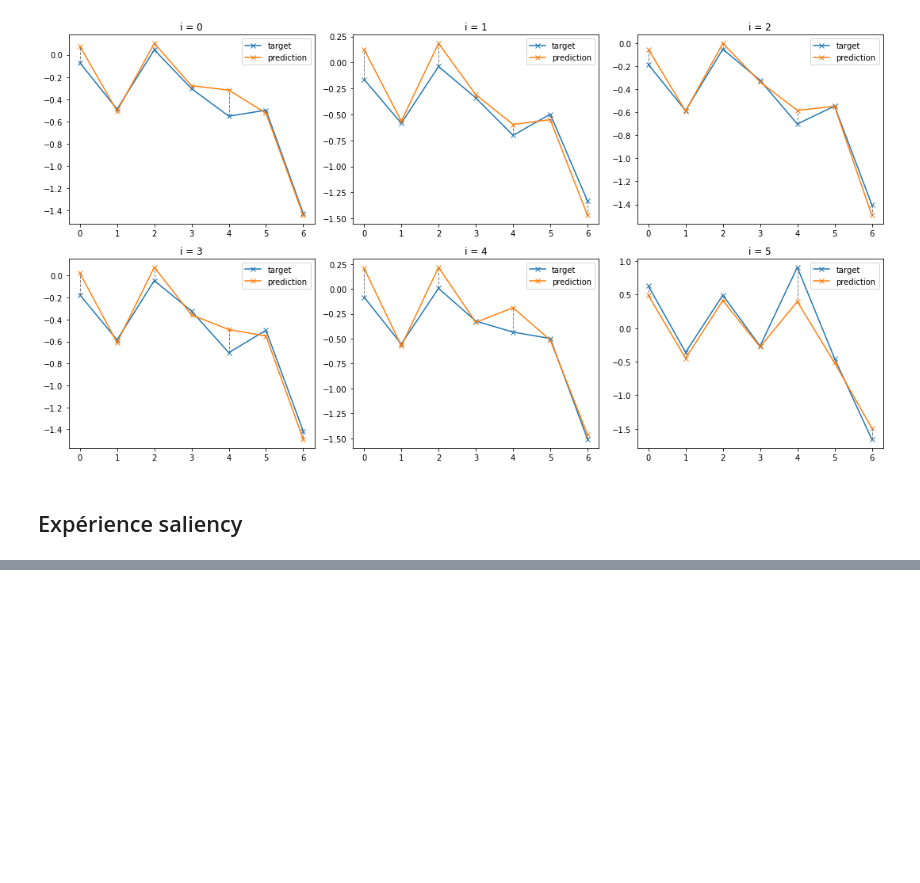
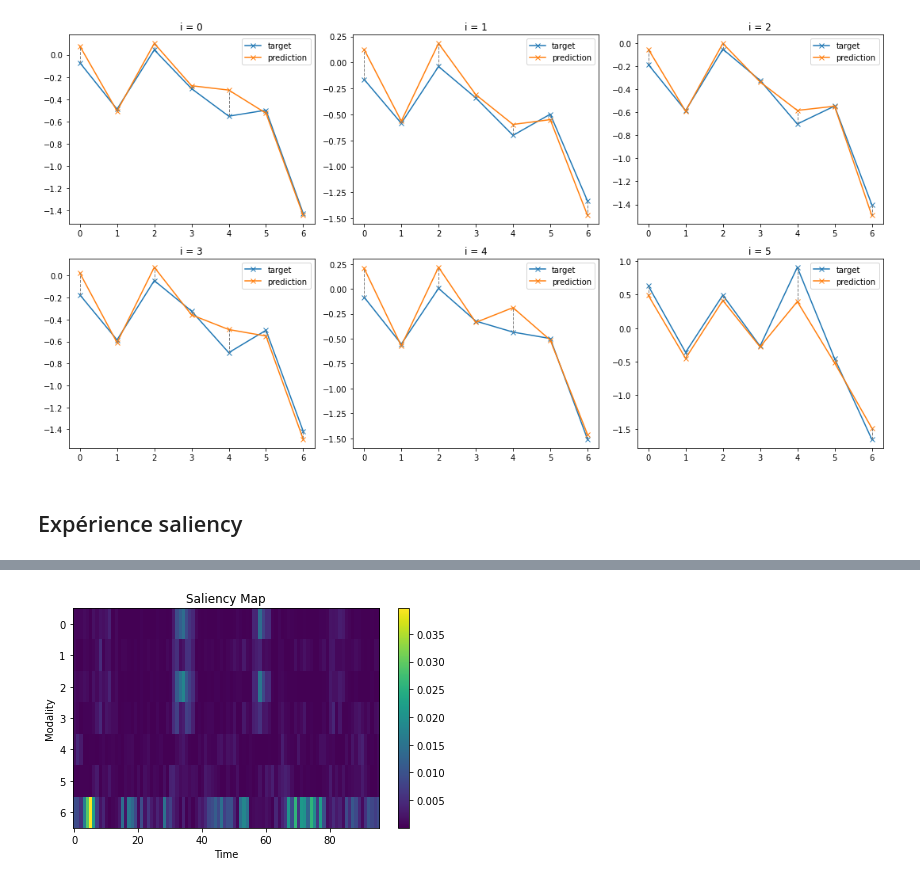
Before and after one commit to nour-bouchouchi/M2-iTransformer, a Jupyter notebook: resultats/saliency/ETTh1_saliency.ipynb, the cells around one changed output, grey strips where cells are left out. Cells and saved outputs as stored; diff of their text form; code cells hidden in the pictures; blank space fills up the shorter version.

```diff
--- a/resultats/saliency/ETTh1_saliency.ipynb
+++ b/resultats/saliency/ETTh1_saliency.ipynb
@@ -212,15 +158,0 @@ def saliency_map(dataset, itransformer, x, target, N, mode="zero", size_window=1
-# %%
-nb = 0
-NB=0
-for x_batch, target_batch in test_loader:
-        if nb == NB :
-                print(f"=========== NB {nb} ===============")
-                for idx_ex in range(x_batch.shape[0]):
-                        print(f"------- {idx_ex} :")
-                        x = x_batch[idx_ex].float().to(device)
-                        target = target_batch[idx_ex].float().to(device)
-                        saliency_map("ETTh1", itransformer, x, target, N, mode="mean_time", size_window=1, idx_ex=idx_ex)
-
-                        break
-                break
-        nb+=1
@@ -235,0 +159,73 @@ saved ../../resultats/saliency/ETTh1/yhat_mean_time_0_6.png
+# %%
+idx_ex = 0
+mode="mean_time"
+dataset = "ETTh1"
+size_window = 1
+
+for x_batch, target_batch in test_loader:
+        x = x_batch[0].float().to(device)
+        target = target_batch[0].float().to(device)
+        saliency_map, x_noisy = saliency_map("ETTh1", itransformer, x, target, N, mode=mode, size_window=size_window, idx_ex=idx_ex)
+
+        break
+
+plt.imshow(saliency_map, cmap='viridis', aspect='auto')
+plt.title('Saliency Map')
+plt.xlabel('Time')
+plt.ylabel('Modality')
+plt.colorbar()
+plt.tight_layout()
+plt.savefig(f"{PATH}/{dataset}/saliency_{mode}_{idx_ex}.pdf")
+plt.show()
+print(f"saved {PATH}/{dataset}/saliency_{mode}_{idx_ex}.pdf")
+
+
+best_mod = np.argmax(np.sum(saliency_map, axis=1))
+variate = x[:, best_mod]
+
+plt.figure()
+plt.plot(variate.to("cpu"), "--", label=f"Modality {best_mod}")
+plt.title(f"Lookback modality {best_mod}")
+plt.axvspan(3, 7, color='#fde724', alpha=0.3)
+plt.axvspan(15, 19, color='#23878d', alpha=0.3)
+plt.axvspan(42, 48, color='#355d8c', alpha=0.3)
+plt.axvspan(51, 55, color='#29af7f', alpha=0.3)
+plt.axvspan(67, 78, color='#64cb5d', alpha=0.3)
+
+plt.legend()
+plt.savefig(f"{PATH}/{dataset}/modality_{mode}_{idx_ex}_{best_mod}.pdf")
+print(f"saved {PATH}/{dataset}/modality_{mode}_{idx_ex}_{best_mod}.pdf")
+
+
+best_t = np.argmax(saliency_map[best_mod])
+x_noisy[:, best_mod] = 0
+
+if mode =="zero":
+        x_noisy[:, best_mod] = 0
+elif mode == "mean_mod":
+        for t in range(96):
+                x_noisy[t * size_window: (t+1) * t, best_mod] = x_noisy[:, best_mod].mean(dim=0)
+elif mode =="mean_time":
+        for t in range(96):
+                x_noisy[t * size_window: (t+1) * t, best_mod] =x_noisy[t * size_window: (t+1) * size_window, :].mean(dim=1)
+
+
+yhat_noisy = itransformer(x_noisy.reshape((1, 96, N)))
+yhat = itransformer(x.reshape((1, 96, N)))
+
+yhat_noisy = yhat_noisy[0,:,best_mod]
+yhat = yhat[0,:,best_mod]
+target = target[:,best_mod]
+
+plt.figure()
+plt.plot(target.to("cpu"), "--", label=f"target")
+
+plt.plot(yhat.detach().numpy(), label=f"prediction")
+plt.plot(yhat_noisy.detach().numpy(), label=f"prediction (perturbation)")
+plt.title(f"Prediction modality {best_mod}")
+plt.legend(loc='upper right')
+plt.savefig(f"{PATH}/{dataset}/yhat_{mode}_{idx_ex}_{best_mod}.pdf")
+print(f"saved {PATH}/{dataset}/yhat_{mode}_{idx_ex}_{best_mod}.pdf")
+plt.show()
+# %% [output]
+[figure, added]
```
Also changed, not shown: parts of 4 cells of this notebook, 3 other files.
